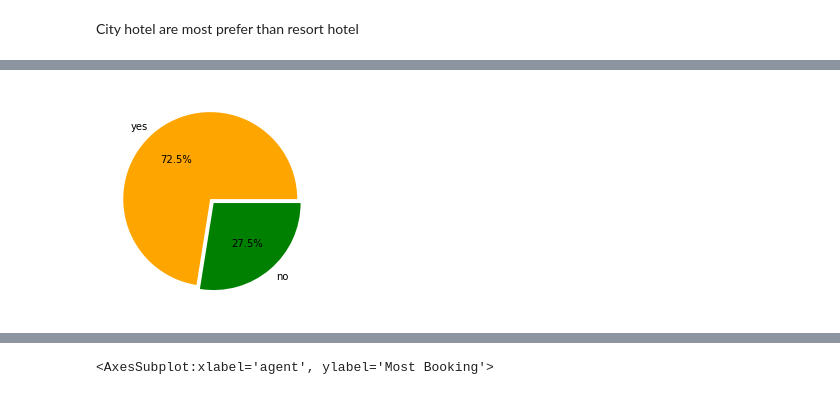
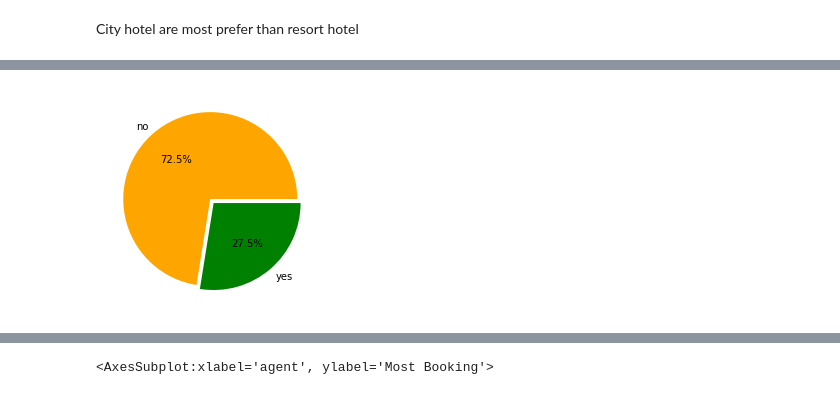
Before and after one commit to rohitmadame/hotel_booking_analysis, a Jupyter notebook: hotel booking analysis.ipynb, the cells around one changed output, grey strips where cells are left out. Drawn from its saved outputs; the diff is of its cells as text; code cells hidden in the pictures.

```diff
--- a/hotel booking analysis.ipynb
+++ b/hotel booking analysis.ipynb
@@ -222,6 +220,6 @@ City hotel are most prefer than resort hotel
 # %%
 #How many people canceled the bookings
-plt.pie(data2['is_canceled'].value_counts(),labels=['yes','no'],colors=['orange','green'],explode=[0.03,0.03],autopct='%1.1f%%')
+plt.pie(data2['is_canceled'].value_counts(),labels=['no','yes'],colors=['orange','green'],explode=[0.03,0.03],autopct='%1.1f%%')
 plt.show()
 # %% [output]
-[figure, old version]
+[figure, new version]
```
Also changed, not shown: parts of 53 cells of this notebook.
